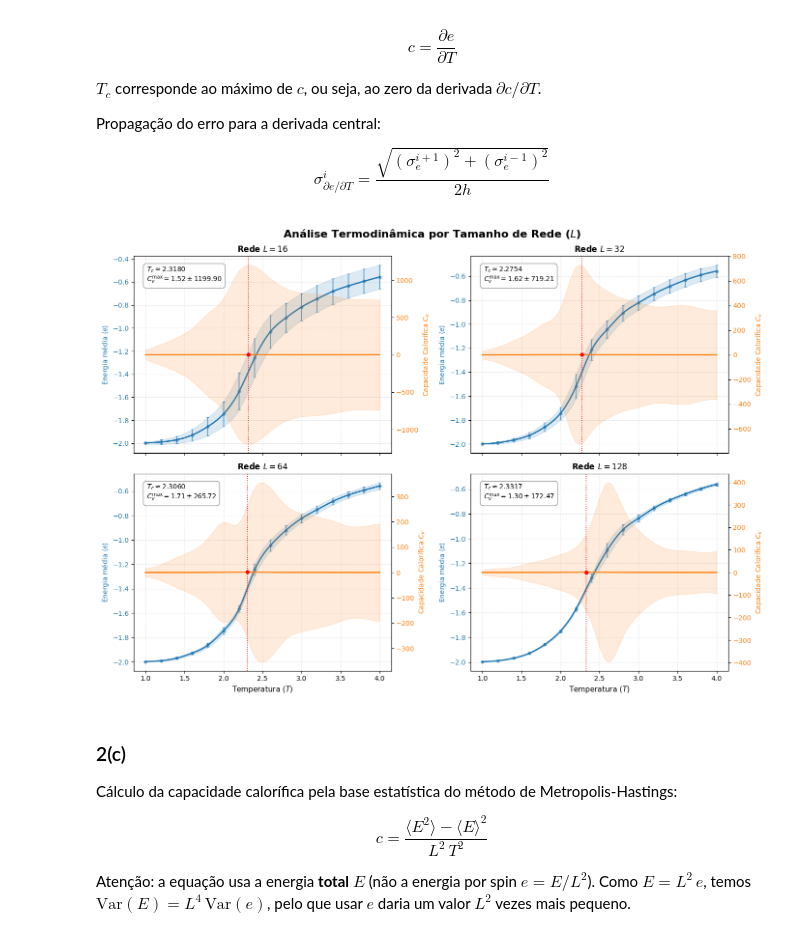
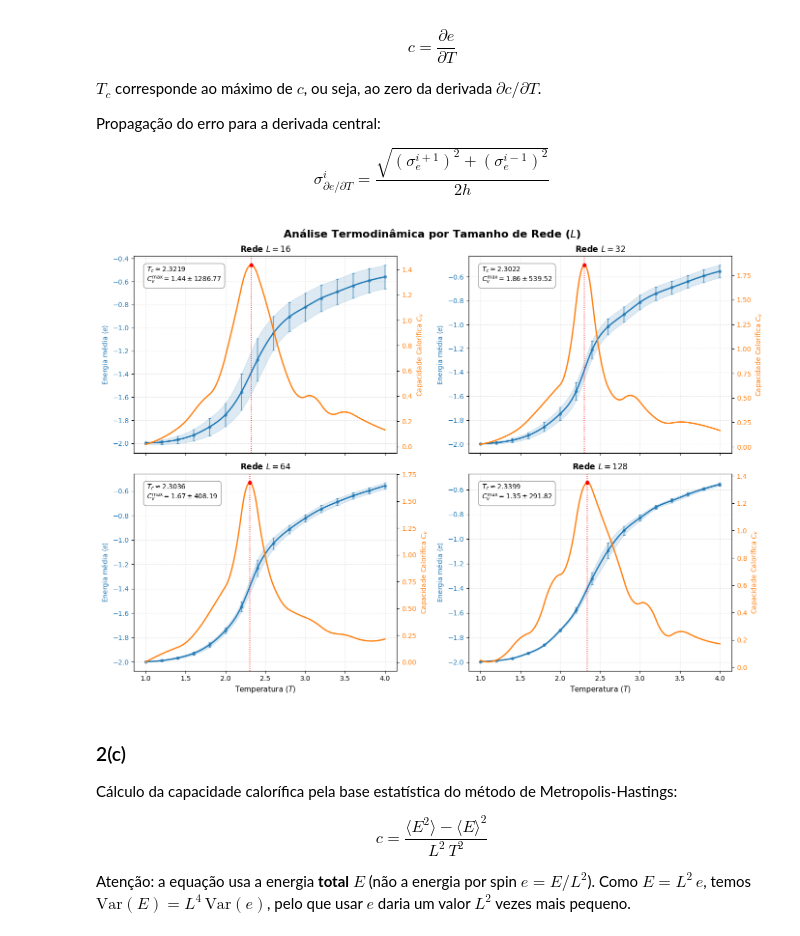
Before and after one commit to RoSerMar/Ising_Model, a Jupyter notebook: Ising_model_tudo_semnumba.ipynb, the cells around one changed output. Drawn from its saved outputs; the diff is of its cells as text; code cells hidden in the pictures.

```diff
--- a/Ising_model_tudo_semnumba.ipynb
+++ b/Ising_model_tudo_semnumba.ipynb
@@ -380,11 +406,10 @@ Notas importantes:
 - O tempo de termalização $\tau_\mathrm{use}$ vem do exercício 1, via o interpolador.
   É depois usado como $N_\mathrm{term} = 4\tau_\mathrm{use}$.
 # %%
-L_values_2a = [16, 32, 64, 128]
 T_values_2a = np.arange(1.0, 4.0 + 1e-9, 0.2)
 n_meas      = 1_000_000
 
-e_mean    = np.zeros((len(L_values_2a), len(T_values_2a)))
+e_mean    = np.zeros((len(L_values), len(T_values_2a)))
 e_std     = np.zeros_like(e_mean)
 e_sq_mean = np.zeros_like(e_mean)
 m_mean    = np.zeros_like(e_mean)
@@ -392,7 +417,7 @@ m_std     = np.zeros_like(e_mean)
 E_mean    = np.zeros_like(e_mean)   # energia total para 2(c)
 E_sq_mean = np.zeros_like(e_mean)   # idem
 
-for iL, L in enumerate(L_values_2a):
+for iL, L in enumerate(L_values):
     for iT, T in enumerate(T_values_2a):
 
         tau_estimado = float(interp_tau([[L, T]])[0])
@@ -426,7 +451,7 @@ fig.suptitle(
 )
 cores = ["C0", "C1", "C2", "C3"]
 
-for iL, L in enumerate(L_values_2a):
+for iL, L in enumerate(L_values):
     axes[0].errorbar(T_values_2a, e_mean[iL], yerr=e_std[iL],
                      marker="o", ms=4, lw=1, capsize=2,
                      color=cores[iL], label=f"$L = {L}$")
@@ -446,7 +471,7 @@ plt.tight_layout(); plt.show()
 
 np.savez(
     "results_2a.npz",
-    L_values  = np.array(L_values_2a),
+    L_values  = np.array(L_values),
     T_values  = T_values_2a,
     e_mean    = e_mean, e_std = e_std, e_sq_mean = e_sq_mean,
     E_mean    = E_mean, E_sq_mean = E_sq_mean,
@@ -468,11 +493,11 @@ Propagação do erro para a derivada central:
 $$\sigma_{\partial e / \partial T}^{i} = \frac{\sqrt{(\sigma_e^{i+1})^2 + (\sigma_e^{i-1})^2}}{2h}$$
 # %%
 E_func     = RegularGridInterpolator(
-    (L_values_2a, T_values_2a), e_mean,
+    (L_values, T_values_2a), e_mean,
     method="cubic", bounds_error=False, fill_value=None
 )
 E_std_func = RegularGridInterpolator(
-    (L_values_2a, T_values_2a), e_std,
+    (L_values, T_values_2a), e_std,
     method="cubic", bounds_error=False, fill_value=None
 )
 
@@ -534,9 +559,7 @@ def global_biss(f, f_der, step=0.2):
     xTc = np.argmax(vals)
     return zeros_found_np[xTc]
 
-
 X_smooth = np.linspace(1.0, 4.0, 200)
-
 fig, axes = plt.subplots(2, 2, figsize=(14, 10), sharex=True)
 fig.suptitle("Análise Termodinâmica por Tamanho de Rede ($L$)",
              fontsize=16, fontweight='bold')
@@ -553,7 +576,8 @@ for config in config_L:
     row, col = config["row"], config["col"]
     ax_en = axes[row, col]
     ax_cv = ax_en.twinx()
-    iL = L_values_2a.index(L_atual)
+
+    iL = L_values.index(L_atual)
 
     energy_local       = lambda t, L=L_atual: energy_temp(t, L=L)
     energy_std_local   = lambda t, L=L_atual: energy_std_temp(t, L=L)
@@ -578,36 +602,35 @@ for config in config_L:
     ax_en.plot(X_smooth, y_energy, color='C0', lw=2, label=r"$\langle e \rangle$ Cúbico")
     ax_en.fill_between(X_smooth, y_energy - err_energy, y_energy + err_energy,
                        color='C0', alpha=0.15)
     ax_en.set_ylabel(r"Energia média $\langle e \rangle$", color='C0')
     ax_en.tick_params(axis='y', labelcolor='C0')
     ax_en.grid(True, ls="--", alpha=0.3)
 
     ax_cv.plot(X_smooth, y_cv, color='C1', lw=2, label=r"$C_v$ (Derivada)")
-    ax_cv.fill_between(X_smooth, y_cv - err_cv, y_cv + err_cv,
-                       color='C1', alpha=0.15)
+    # fill_between do Cv removido
     ax_cv.set_ylabel(r"Capacidade Calorífica $C_v$", color='C1')
     ax_cv.tick_params(axis='y', labelcolor='C1')
 
     if c_atual is not None:
         ax_cv.axvline(c_atual, color="red", ls=":", lw=1.2)
         ax_cv.plot(c_atual, cv_no_pico, 'ro', ms=5)
         texto = (
             fr"$T_c \approx {c_atual:.4f}$" "\n"
             fr"$C_v^{{\max}} = {cv_no_pico:.2f} \pm {erro_cv_pico:.2f}$"
         )
         ax_en.text(0.05, 0.95, texto, transform=ax_en.transAxes,
                    fontsize=10, verticalalignment='top',
                    bbox=dict(boxstyle='round,pad=0.5', facecolor='white',
                              alpha=0.8, edgecolor='gray'))
 
     ax_en.set_title(f"Rede $L = {L_atual}$", fontsize=12, fontweight='bold')
     if row == 1:
         ax_en.set_xlabel("Temperatura ($T$)", fontsize=11)
 
 plt.tight_layout()
 plt.show()
 # %% [output]
-[figure, old version]
+[figure, new version]
 # %% [markdown]
 ### 2(c)
 
```
Also changed, not shown: parts of 10 cells of this notebook, 2 other files.
